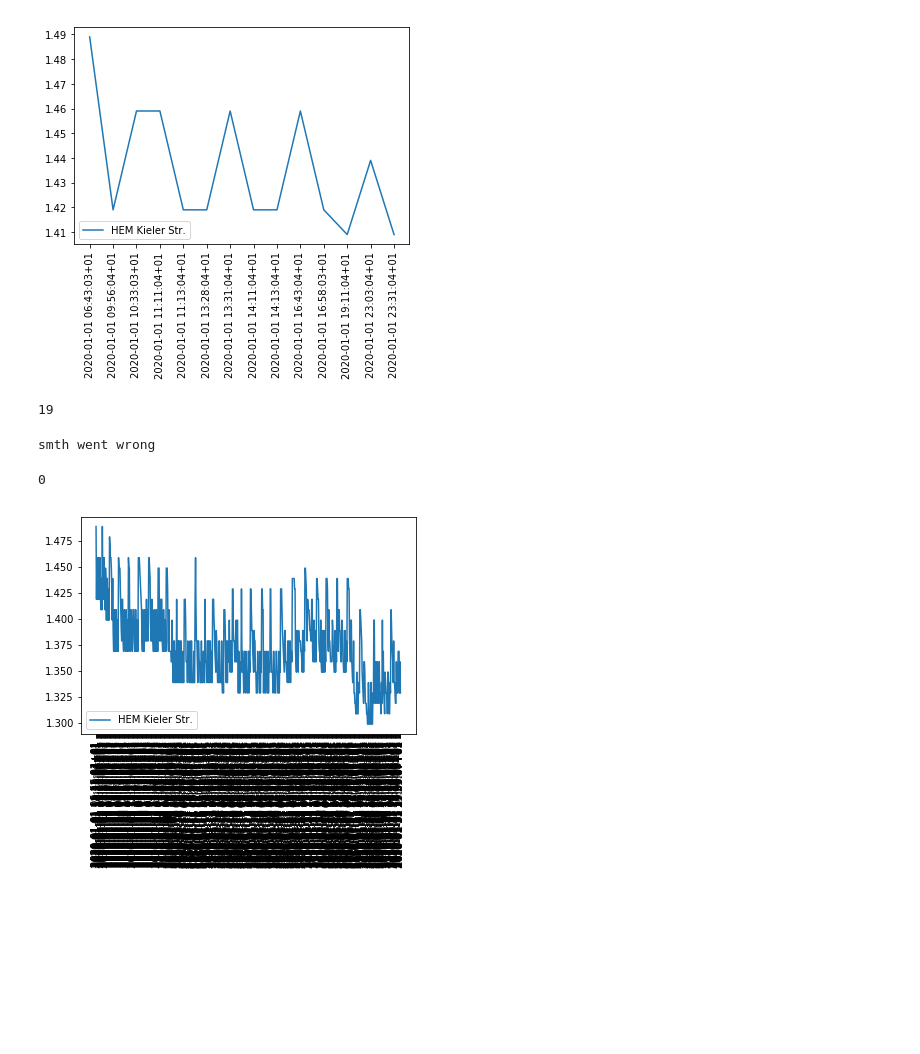
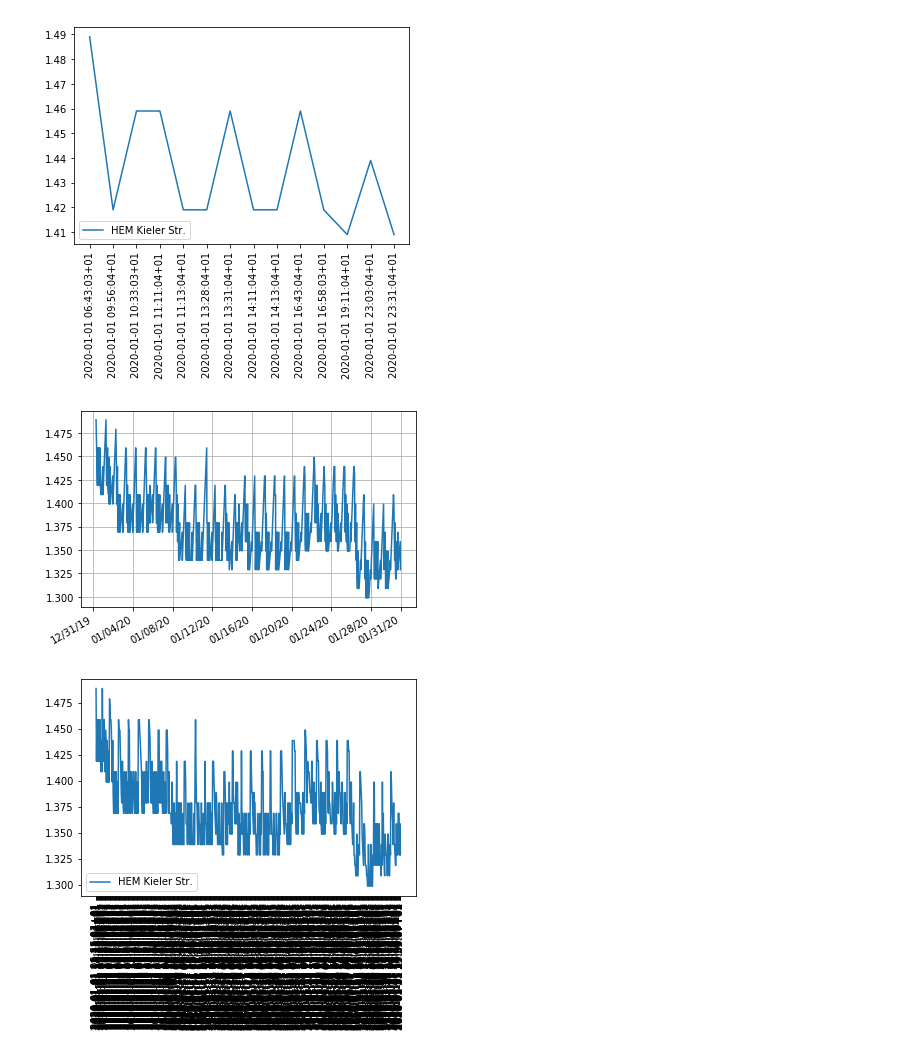
Before and after one commit to grevtsovkirill/GasAnalysis, a Jupyter notebook: GasAnalysis.ipynb, the cells around one changed output. Cells and saved outputs as stored; diff of their text form; code cells hidden in the pictures; blank space fills up the shorter version.

```diff
--- a/GasAnalysis.ipynb
+++ b/GasAnalysis.ipynb
@@ -214,10 +93,6 @@ plt.legend(loc="lower left")
 # %% [output]
 <matplotlib.legend.Legend at 0x...>
 [figure]
-# %%
-len(df)
-# %% [output]
-19
 # %%
 def loop_days(beg, end):
     days_list=[]
@@ -230,11 +105,6 @@ def loop_days(beg, end):
             print("smth went wrong")
             return 0
     return days_list
-# %%
-loop_days(31,35)
-# %% [output]
-smth went wrong
-0
 # %%
 data_dir = 'data/processed/2020/01'
 merged_data = pd.DataFrame()
@@ -253,3 +143,7 @@ merged_data.sort_values('date', ascending=True, inplace=True)
+# %%
+plot_over_time_1(merged_data)
+# %% [output]
+[figure, added]
 # %%
 def plot_over_time(data,gas_type='e5'):
     df1= data.sort_values('date', ascending=True)
```
Also changed, not shown: parts of 30 cells of this notebook.
